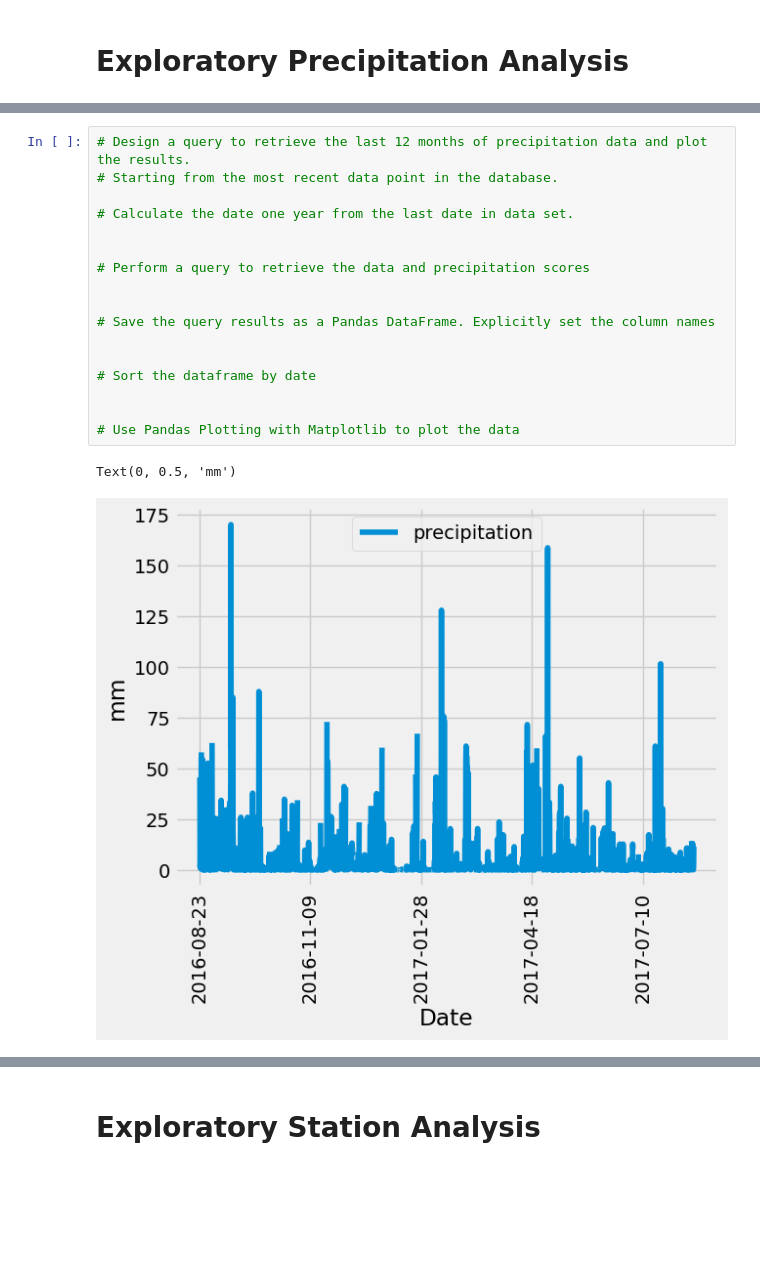
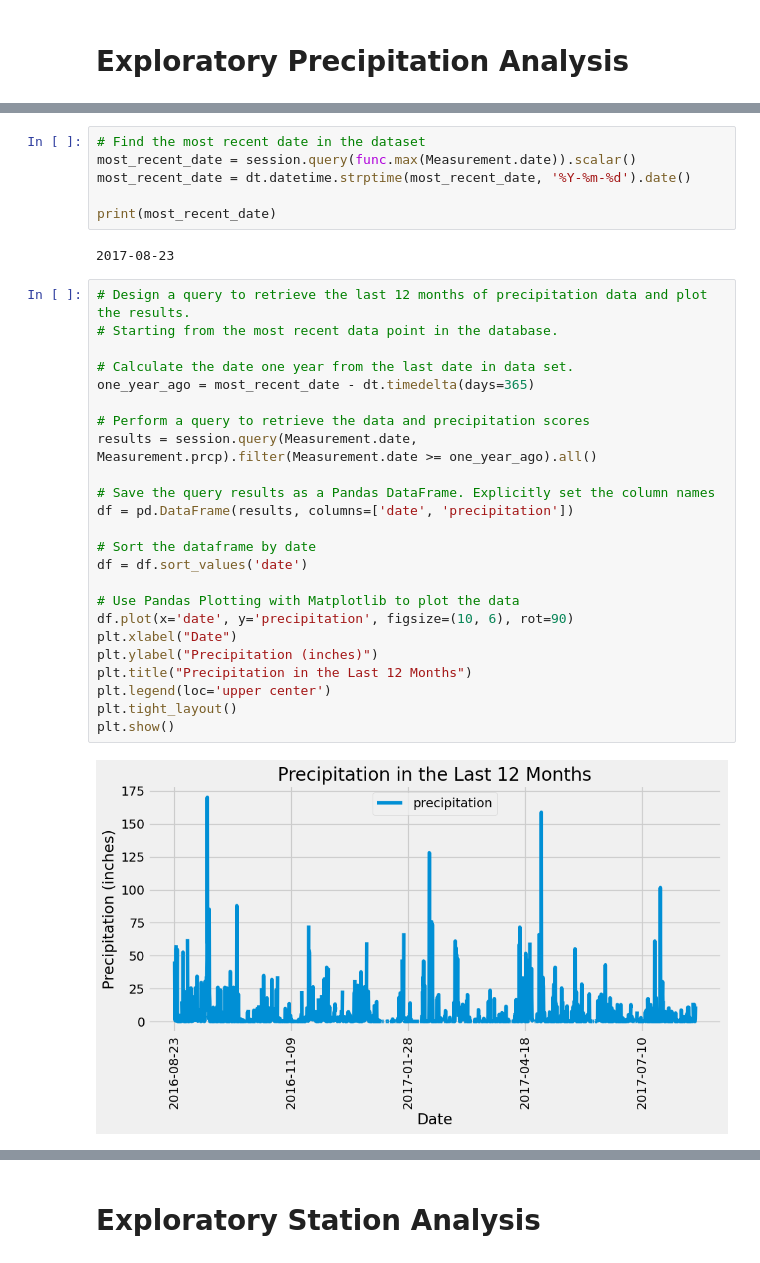
Before and after one commit to Hluu1/sqlalchemy-challenge, a Jupyter notebook: SurfsUp/climate_starter.ipynb, the cells around one changed output, grey strips where cells are left out. Drawn from its saved outputs; the diff is of its cells as text; blank space fills up the shorter version.

```diff
--- a/SurfsUp/climate_starter.ipynb
+++ b/SurfsUp/climate_starter.ipynb
@@ -43,20 +40,34 @@ session = Session(bind=engine)
+# %%
+# Find the most recent date in the dataset
+most_recent_date = session.query(func.max(Measurement.date)).scalar()
+most_recent_date = dt.datetime.strptime(most_recent_date, '%Y-%m-%d').date()
+
+print(most_recent_date)
+# %% [output]
+2017-08-23
 # %%
 # Design a query to retrieve the last 12 months of precipitation data and plot the results.
 # Starting from the most recent data point in the database.
 
 # Calculate the date one year from the last date in data set.
-
+one_year_ago = most_recent_date - dt.timedelta(days=365)
 
 # Perform a query to retrieve the data and precipitation scores
-
+results = session.query(Measurement.date, Measurement.prcp).filter(Measurement.date >= one_year_ago).all()
 
 # Save the query results as a Pandas DataFrame. Explicitly set the column names
-
+df = pd.DataFrame(results, columns=['date', 'precipitation'])
 
 # Sort the dataframe by date
-
+df = df.sort_values('date')
 
 # Use Pandas Plotting with Matplotlib to plot the data
+df.plot(x='date', y='precipitation', figsize=(10, 6), rot=90)
+plt.xlabel("Date")
+plt.ylabel("Precipitation (inches)")
+plt.title("Precipitation in the Last 12 Months")
+plt.legend(loc='upper center')
+plt.tight_layout()
+plt.show()
 # %% [output]
-Text(0, 0.5, 'mm')
-[figure, old version]
+[figure, new version]
```
Also changed, not shown: parts of 4 cells of this notebook.
